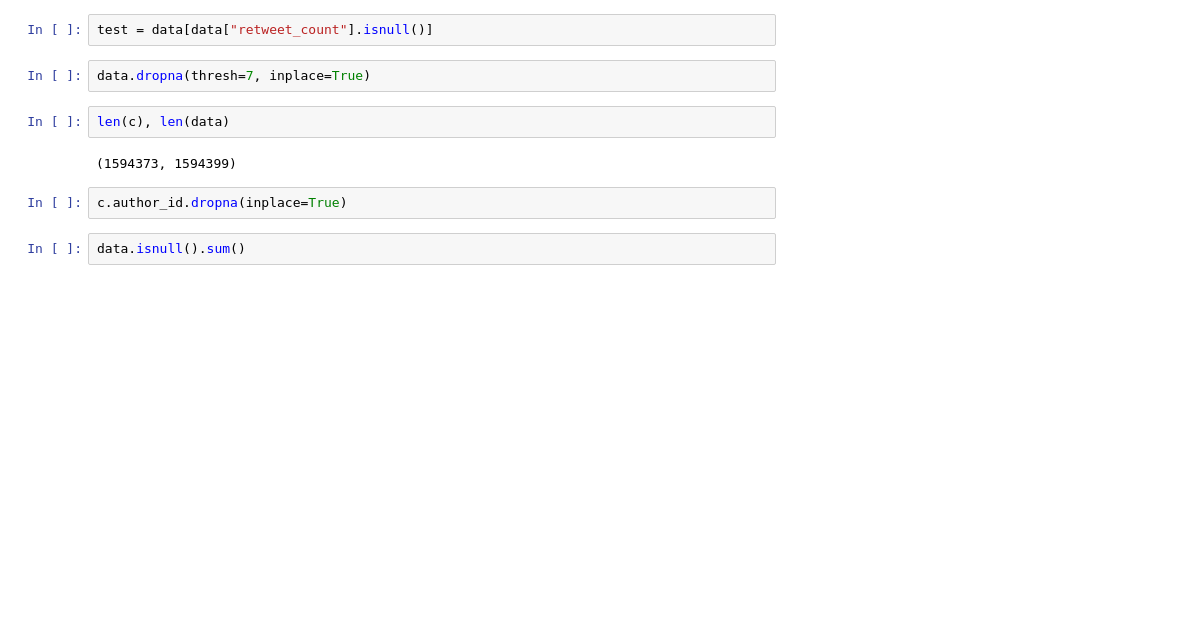
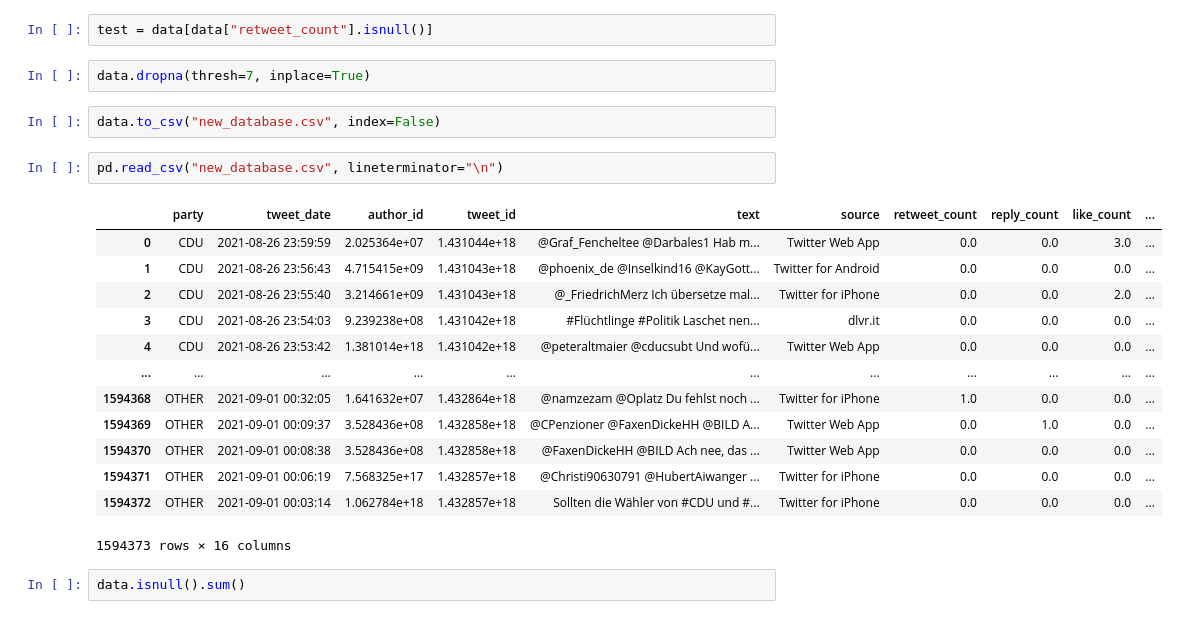
Before and after one commit to NicolasBuehringer/project_delphi, a Jupyter notebook: run_script.ipynb, the cells around one changed output. Drawn from its saved outputs; the diff is of its cells as text; blank space fills up the shorter version.

```diff
--- a/run_script.ipynb
+++ b/run_script.ipynb
@@ -31,12 +52,24 @@ import numpy as np
 test = data[data["retweet_count"].isnull()]
 # %%
 data.dropna(thresh=7, inplace=True)
-# %%
-len(c), len(data)
-# %% [output]
-(1594373, 1594399)
-# %%
-c.author_id.dropna(inplace=True)
+# %%
+data.to_csv("new_database.csv", index=False)
+# %%
+pd.read_csv("new_database.csv", lineterminator="\n")
+# %% [output]
+|  | party | tweet_date | author_id | tweet_id | text | source | retweet_count | reply_count | like_count | ... |
+| 0 | CDU | 2021-08-26 23:59:59 | 2.025364e+07 | 1.431044e+18 | @Graf_Fencheltee @Darbales1 Hab m... | Twitter Web App | 0.0 | 0.0 | 3.0 | ... |
+| 1 | CDU | 2021-08-26 23:56:43 | 4.715415e+09 | 1.431043e+18 | @phoenix_de @Inselkind16 @KayGott... | Twitter for Android | 0.0 | 0.0 | 0.0 | ... |
+| 2 | CDU | 2021-08-26 23:55:40 | 3.214661e+09 | 1.431043e+18 | @_FriedrichMerz Ich übersetze mal... | Twitter for iPhone | 0.0 | 0.0 | 2.0 | ... |
+| 3 | CDU | 2021-08-26 23:54:03 | 9.239238e+08 | 1.431042e+18 | #Flüchtlinge #Politik Laschet nen... | dlvr.it | 0.0 | 0.0 | 0.0 | ... |
+| 4 | CDU | 2021-08-26 23:53:42 | 1.381014e+18 | 1.431042e+18 | @peteraltmaier @cducsubt Und wofü... | Twitter Web App | 0.0 | 0.0 | 0.0 | ... |
+| ... | ... | ... | ... | ... | ... | ... | ... | ... | ... | ... |
+| 1594368 | OTHER | 2021-09-01 00:32:05 | 1.641632e+07 | 1.432864e+18 | @namzezam @Oplatz Du fehlst noch ... | Twitter for iPhone | 1.0 | 0.0 | 0.0 | ... |
+| 1594369 | OTHER | 2021-09-01 00:09:37 | 3.528436e+08 | 1.432858e+18 | @CPenzioner @FaxenDickeHH @BILD A... | Twitter Web App | 0.0 | 1.0 | 0.0 | ... |
+| 1594370 | OTHER | 2021-09-01 00:08:38 | 3.528436e+08 | 1.432858e+18 | @FaxenDickeHH @BILD Ach nee, das ... | Twitter Web App | 0.0 | 0.0 | 0.0 | ... |
+| 1594371 | OTHER | 2021-09-01 00:06:19 | 7.568325e+17 | 1.432857e+18 | @Christi90630791 @HubertAiwanger ... | Twitter for iPhone | 0.0 | 0.0 | 0.0 | ... |
+| 1594372 | OTHER | 2021-09-01 00:03:14 | 1.062784e+18 | 1.432857e+18 | Sollten die Wähler von #CDU und #... | Twitter for iPhone | 0.0 | 0.0 | 0.0 | ... |
+1594373 rows × 16 columns
 # %%
 data.isnull().sum()
 # %% [output]
```
Also changed, not shown: parts of 9 cells of this notebook, 4 other files.
